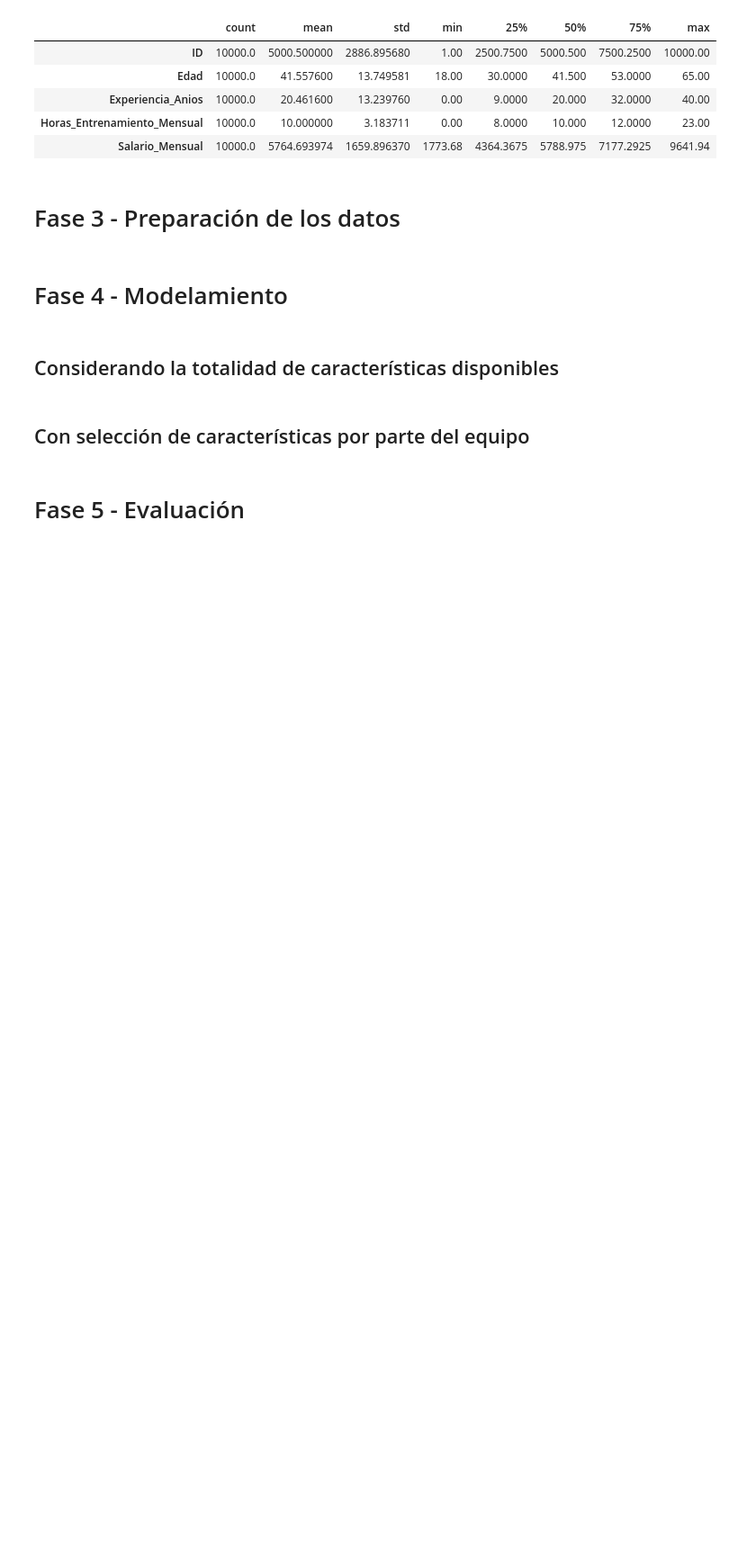
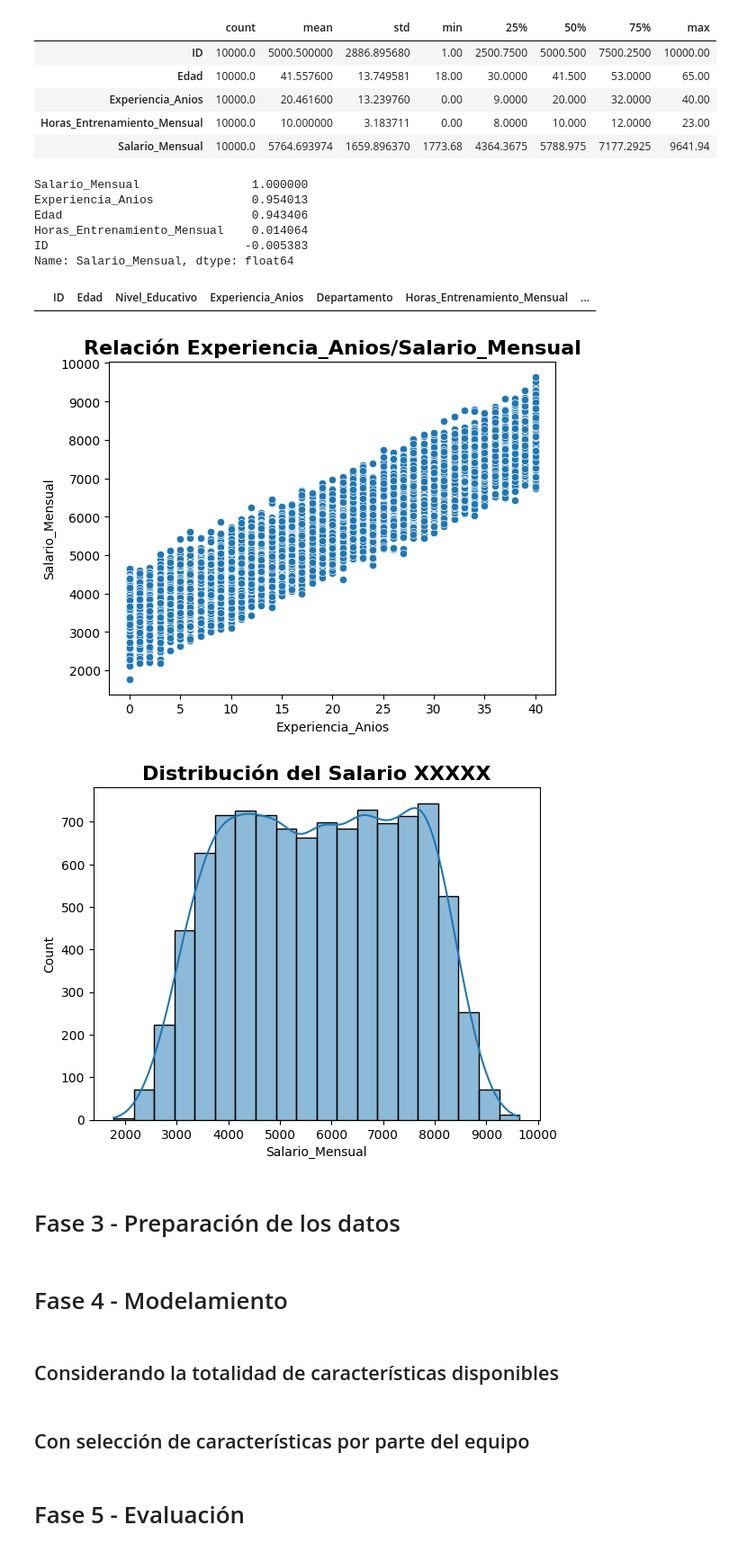
Before and after one commit to kotonitro/Inteligencia_Artificial_UBB, a Jupyter notebook: Certamen_2/620454_Base_E2_Regresion.ipynb, the cells around one changed output. Shown at 90% size. Cells and saved outputs as stored; diff of their text form; code cells hidden in the pictures; blank space fills up the shorter version.

```diff
--- a/Certamen_2/620454_Base_E2_Regresion.ipynb
+++ b/Certamen_2/620454_Base_E2_Regresion.ipynb
@@ -189,6 +200,35 @@ data.describe().T
 | Experiencia_Anios | 10000.0 | 20.461600 | 13.239760 | 0.00 | 9.0000 | 20.000 | 32.0000 | 40.00 |
 | Horas_Entrenamiento_Mensual | 10000.0 | 10.000000 | 3.183711 | 0.00 | 8.0000 | 10.000 | 12.0000 | 23.00 |
 | Salario_Mensual | 10000.0 | 5764.693974 | 1659.896370 | 1773.68 | 4364.3675 | 5788.975 | 7177.2925 | 9641.94 |
+# %%
+# obtenemos la correlacion de las variables respecto a el salario mensual(Nuestra variable objetivo la cual pretendemos predecir)
+corr_matrix = data[data.describe().columns].corr()
+corr_matrix["Salario_Mensual"].sort_values(ascending=False)
+# %% [output]
+Salario_Mensual                1.000000
+Experiencia_Anios              0.954013
+Edad                           0.943406
+Horas_Entrenamiento_Mensual    0.014064
+ID                            -0.005383
+Name: Salario_Mensual, dtype: float64
+# %%
+# Obtiene registros que incumplen con reglas naturales del negocio
+data.query('Edad<18 or Salario_Mensual==0 or Horas_Entrenamiento_Mensual<0')
+# %% [output]
+|  | ID | Edad | Nivel_Educativo | Experiencia_Anios | Departamento | Horas_Entrenamiento_Mensual | ... |
+# %%
+# Diagrama de dispersión de la variable Salario_Mensual respecto a la variable Experiencia_Anios
+sb.scatterplot(x=data.Experiencia_Anios , y=data.Salario_Mensual)
+plt.title("Relación Experiencia_Anios/Salario_Mensual", fontsize=16, fontweight="bold")
+plt.show()
+
+# Histograma de la variable Salario_Mensual
+sb.histplot(data.Salario_Mensual, bins=20, kde=True)
+plt.title("Distribución del Salario XXXXX", fontsize=16, fontweight="bold")
+plt.show()
+# %% [output]
+[figure, added]
+[figure, added]
 # %% [markdown]
 # Fase 3 - Preparación de los datos
 # %% [markdown]
```
Also changed, not shown: parts of 3 cells of this notebook.
